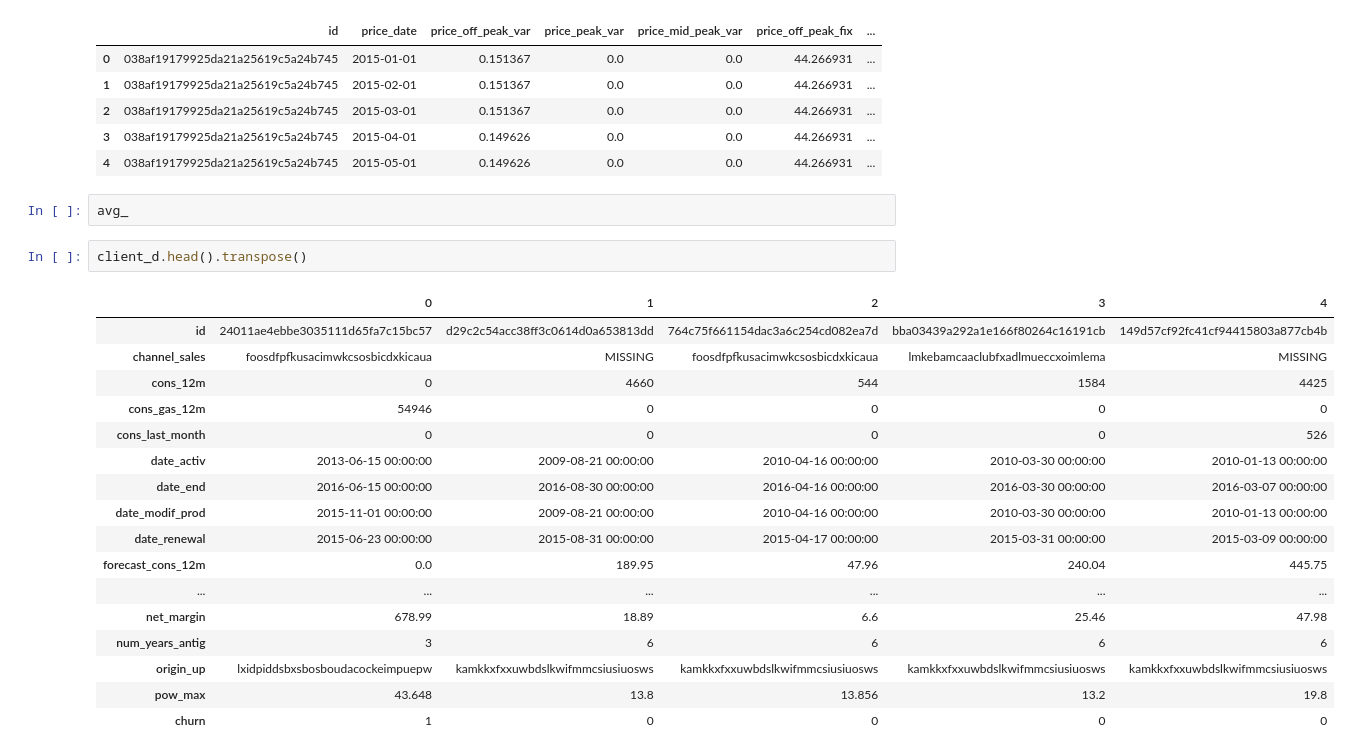
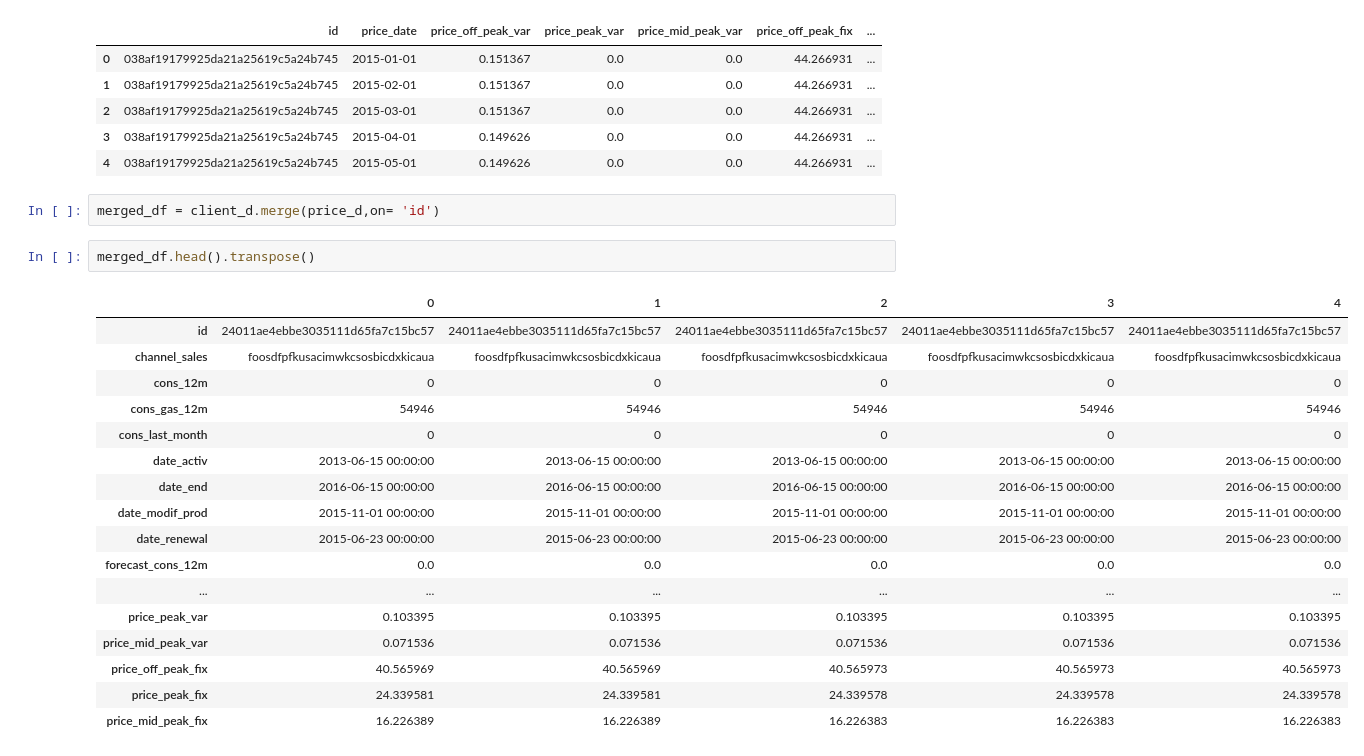
Before and after one commit to pi-mishra/BCG-Data-science-and-analytics-internship, a Jupyter notebook: BCG.ipynb, the cells around one changed output. Drawn from its saved outputs; the diff is of its cells as text.

```diff
--- a/BCG.ipynb
+++ b/BCG.ipynb
@@ -505,25 +525,25 @@ price_d.head()
 | 2 | 038af19179925da21a25619c5a24b745 | 2015-03-01 | 0.151367 | 0.0 | 0.0 | 44.266931 | ... |
 | 3 | 038af19179925da21a25619c5a24b745 | 2015-04-01 | 0.149626 | 0.0 | 0.0 | 44.266931 | ... |
 | 4 | 038af19179925da21a25619c5a24b745 | 2015-05-01 | 0.149626 | 0.0 | 0.0 | 44.266931 | ... |
-# %%
-avg_
+# %%
+merged_df = client_d.merge(price_d,on= 'id')
 # %%
-client_d.head().transpose()
+merged_df.head().transpose()
 # %% [output]
 |  | 0 | 1 | 2 | 3 | 4 |
-| id | 24011ae4ebbe3035111d65fa7c15bc57 | d29c2c54acc38ff3c0614d0a653813dd | 764c75f661154dac3a6c254cd082ea7d | bba03439a292a1e166f80264c16191cb | 149d57cf92fc41cf94415803a877cb4b |
-| channel_sales | foosdfpfkusacimwkcsosbicdxkicaua | MISSING | foosdfpfkusacimwkcsosbicdxkicaua | lmkebamcaaclubfxadlmueccxoimlema | MISSING |
-| cons_12m | 0 | 4660 | 544 | 1584 | 4425 |
-| cons_gas_12m | 54946 | 0 | 0 | 0 | 0 |
-| cons_last_month | 0 | 0 | 0 | 0 | 526 |
-| date_activ | 2013-06-15 00:00:00 | 2009-08-21 00:00:00 | 2010-04-16 00:00:00 | 2010-03-30 00:00:00 | 2010-01-13 00:00:00 |
-| date_end | 2016-06-15 00:00:00 | 2016-08-30 00:00:00 | 2016-04-16 00:00:00 | 2016-03-30 00:00:00 | 2016-03-07 00:00:00 |
-| date_modif_prod | 2015-11-01 00:00:00 | 2009-08-21 00:00:00 | 2010-04-16 00:00:00 | 2010-03-30 00:00:00 | 2010-01-13 00:00:00 |
-| date_renewal | 2015-06-23 00:00:00 | 2015-08-31 00:00:00 | 2015-04-17 00:00:00 | 2015-03-31 00:00:00 | 2015-03-09 00:00:00 |
-| forecast_cons_12m | 0.0 | 189.95 | 47.96 | 240.04 | 445.75 |
+| id | 24011ae4ebbe3035111d65fa7c15bc57 | 24011ae4ebbe3035111d65fa7c15bc57 | 24011ae4ebbe3035111d65fa7c15bc57 | 24011ae4ebbe3035111d65fa7c15bc57 | 24011ae4ebbe3035111d65fa7c15bc57 |
+| channel_sales | foosdfpfkusacimwkcsosbicdxkicaua | foosdfpfkusacimwkcsosbicdxkicaua | foosdfpfkusacimwkcsosbicdxkicaua | foosdfpfkusacimwkcsosbicdxkicaua | foosdfpfkusacimwkcsosbicdxkicaua |
+| cons_12m | 0 | 0 | 0 | 0 | 0 |
+| cons_gas_12m | 54946 | 54946 | 54946 | 54946 | 54946 |
+| cons_last_month | 0 | 0 | 0 | 0 | 0 |
+| date_activ | 2013-06-15 00:00:00 | 2013-06-15 00:00:00 | 2013-06-15 00:00:00 | 2013-06-15 00:00:00 | 2013-06-15 00:00:00 |
+| date_end | 2016-06-15 00:00:00 | 2016-06-15 00:00:00 | 2016-06-15 00:00:00 | 2016-06-15 00:00:00 | 2016-06-15 00:00:00 |
+| date_modif_prod | 2015-11-01 00:00:00 | 2015-11-01 00:00:00 | 2015-11-01 00:00:00 | 2015-11-01 00:00:00 | 2015-11-01 00:00:00 |
+| date_renewal | 2015-06-23 00:00:00 | 2015-06-23 00:00:00 | 2015-06-23 00:00:00 | 2015-06-23 00:00:00 | 2015-06-23 00:00:00 |
+| forecast_cons_12m | 0.0 | 0.0 | 0.0 | 0.0 | 0.0 |
 | ... | ... | ... | ... | ... | ... |
-| net_margin | 678.99 | 18.89 | 6.6 | 25.46 | 47.98 |
-| num_years_antig | 3 | 6 | 6 | 6 | 6 |
-| origin_up | lxidpiddsbxsbosboudacockeimpuepw | kamkkxfxxuwbdslkwifmmcsiusiuosws | kamkkxfxxuwbdslkwifmmcsiusiuosws | kamkkxfxxuwbdslkwifmmcsiusiuosws | kamkkxfxxuwbdslkwifmmcsiusiuosws |
-| pow_max | 43.648 | 13.8 | 13.856 | 13.2 | 19.8 |
-| churn | 1 | 0 | 0 | 0 | 0 |
+| price_peak_var | 0.103395 | 0.103395 | 0.103395 | 0.103395 | 0.103395 |
+| price_mid_peak_var | 0.071536 | 0.071536 | 0.071536 | 0.071536 | 0.071536 |
+| price_off_peak_fix | 40.565969 | 40.565969 | 40.565973 | 40.565973 | 40.565973 |
+| price_peak_fix | 24.339581 | 24.339581 | 24.339578 | 24.339578 | 24.339578 |
+| price_mid_peak_fix | 16.226389 | 16.226389 | 16.226383 | 16.226383 | 16.226383 |
```
Also changed, not shown: parts of 1 cell of this notebook.
